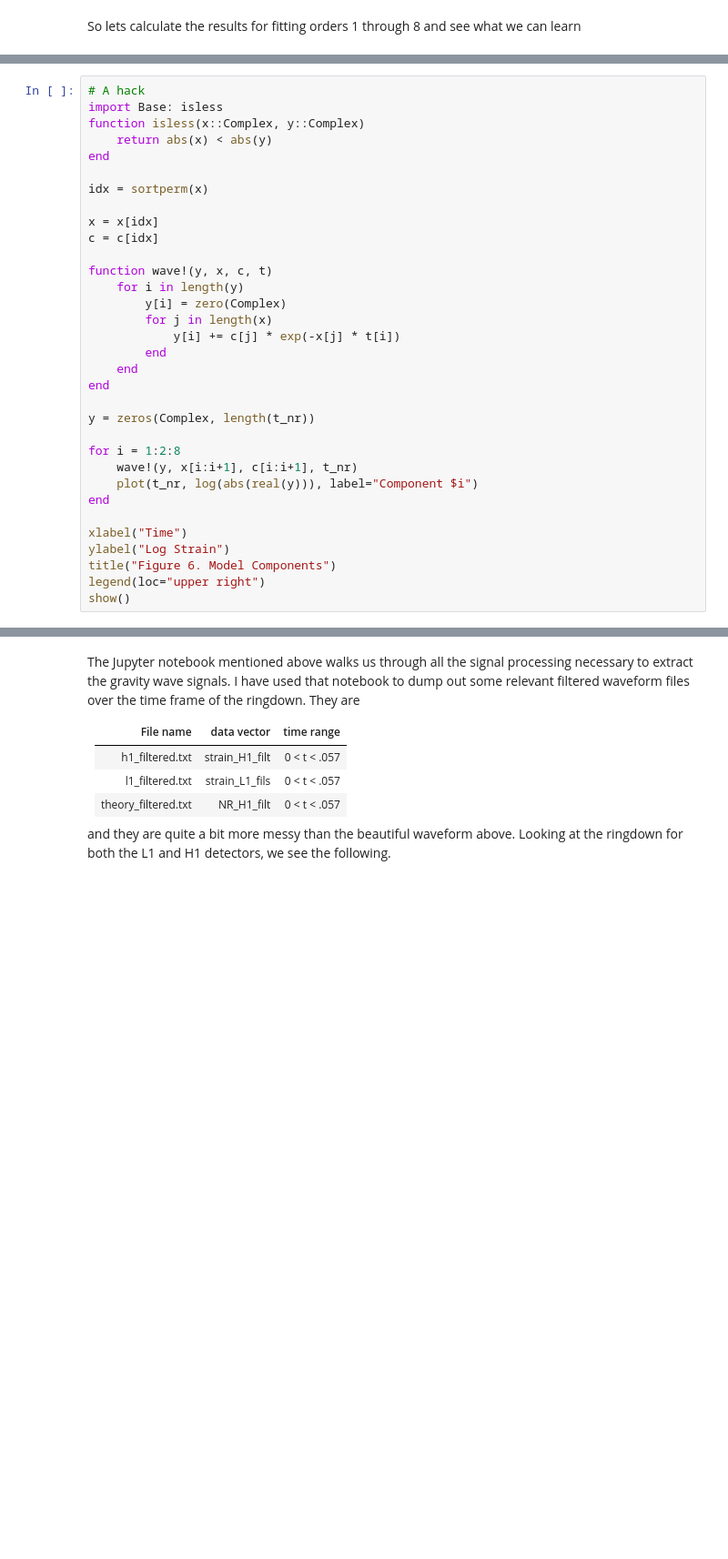
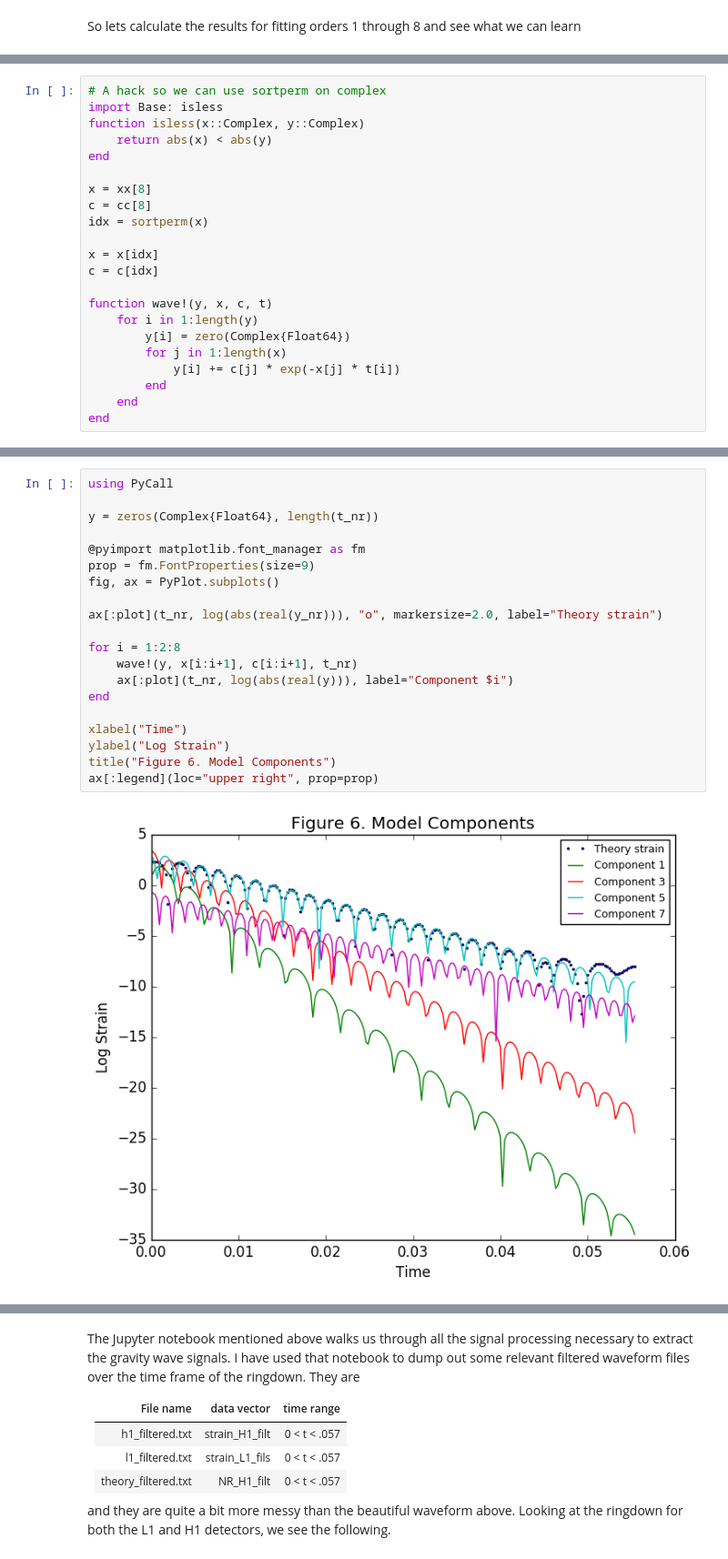
Before and after one commit to macd/dbm_notebooks, a Jupyter notebook: ringdown_fit.ipynb, the cells around one changed output, grey strips where cells are left out. Shown: that part at 91% size. Saved outputs shown, nothing was run; the diff lists cells and outputs as text; blank space fills up the shorter version.

```diff
--- a/ringdown_fit.ipynb
+++ b/ringdown_fit.ipynb
@@ -221,34 +233,23 @@ Which actually looks pretty good and has a residual norm of only 0.012467.  Let'
 # %%
-# A hack
+# A hack so we can use sortperm on complex
 import Base: isless
 function isless(x::Complex, y::Complex)
     return abs(x) < abs(y)
 end
 
+x = xx[8]
+c = cc[8]
 idx = sortperm(x)
 
 x = x[idx]
 c = c[idx]
 
 function wave!(y, x, c, t)
-    for i in length(y)
-        y[i] = zero(Complex)
-        for j in length(x)
+    for i in 1:length(y)
+        y[i] = zero(Complex{Float64})
+        for j in 1:length(x)
             y[i] += c[j] * exp(-x[j] * t[i])
         end
     end
 end
-
-y = zeros(Complex, length(t_nr))
-
-for i = 1:2:8
-    wave!(y, x[i:i+1], c[i:i+1], t_nr)
-    plot(t_nr, log(abs(real(y))), label="Component $i")
-end
-
-xlabel("Time")
-ylabel("Log Strain")
-title("Figure 6. Model Components")
-legend(loc="upper right")
-show()
 # %% [output]
@@ -311,0 +257,22 @@ println("error count", error_count)
+# %%
+using PyCall
+
+y = zeros(Complex{Float64}, length(t_nr))
+
+@pyimport matplotlib.font_manager as fm
+prop = fm.FontProperties(size=9)
+fig, ax = PyPlot.subplots()
+
+ax[:plot](t_nr, log(abs(real(y_nr))), "o", markersize=2.0, label="Theory strain")
+
+for i = 1:2:8
+    wave!(y, x[i:i+1], c[i:i+1], t_nr)
+    ax[:plot](t_nr, log(abs(real(y))), label="Component $i")
+end
+
+xlabel("Time")
+ylabel("Log Strain")
+title("Figure 6. Model Components")
+ax[:legend](loc="upper right", prop=prop)
+# %% [output]
+[figure, added]
```
Also changed, not shown: parts of 40 cells of this notebook.
